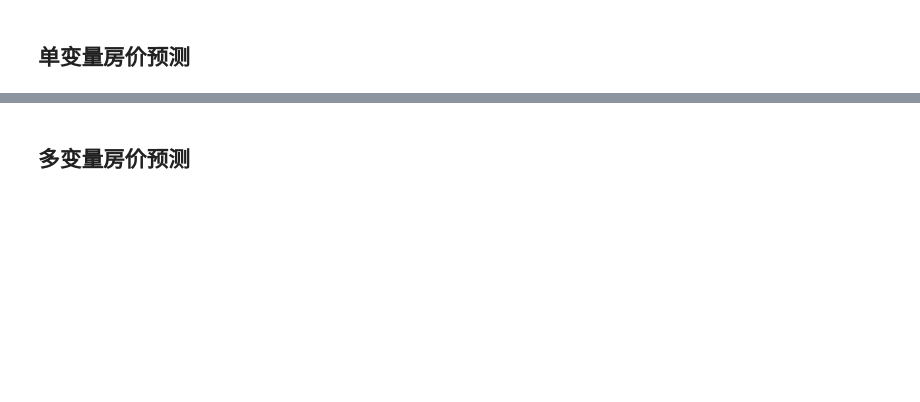
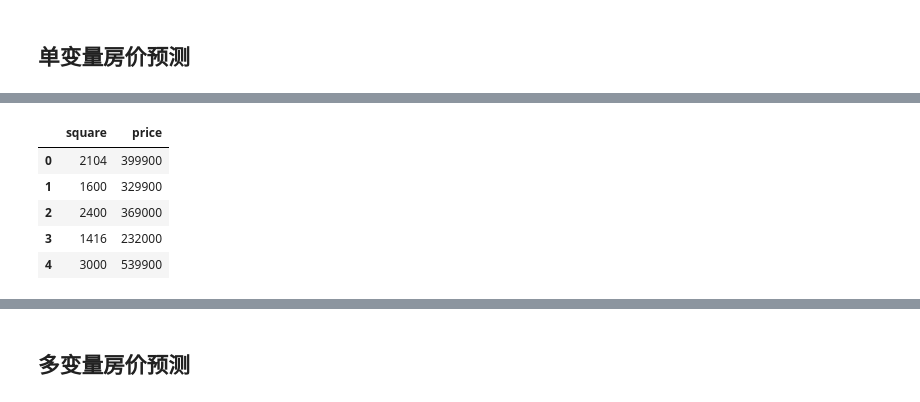
Before and after one commit to fangkun119/tensorflow-101, a Jupyter notebook: notebook-examples/chapter-4/1-data-process.ipynb, the cells around one changed output, grey strips where cells are left out. Cells and saved outputs as stored; diff of their text form; code cells hidden in the pictures; blank space fills up the shorter version.

```diff
--- a/notebook-examples/chapter-4/1-data-process.ipynb
+++ b/notebook-examples/chapter-4/1-data-process.ipynb
@@ -39,3 +36,10 @@ sns.lmplot('square', 'price', df0, height=6, fit_reg=True)
 # %%
-# 打印data frame的维度信息
-df0.info()
+# 打印data frame的前五行数据
+df0.head()
+# %% [output]
+|  | square | price |
+| 0 | 2104 | 399900 |
+| 1 | 1600 | 329900 |
+| 2 | 2400 | 369000 |
+| 3 | 1416 | 232000 |
+| 4 | 3000 | 539900 |
```
Also changed, not shown: parts of 17 cells of this notebook.
